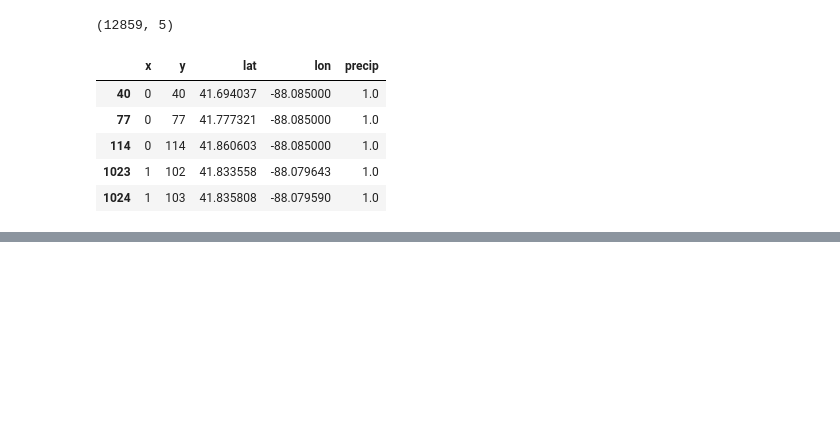
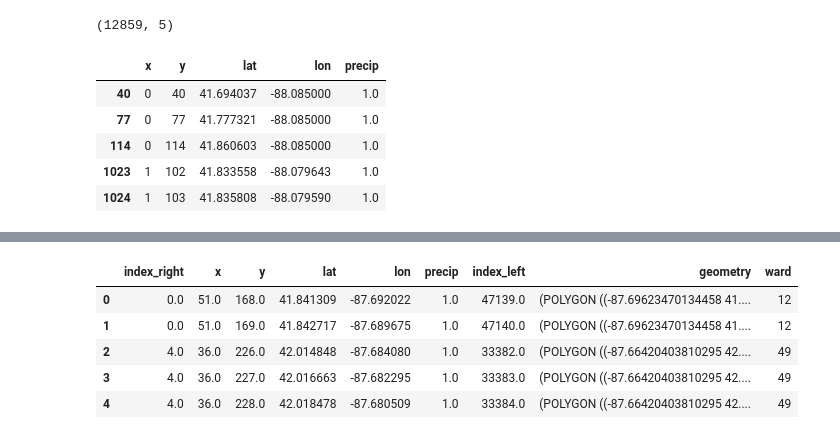
Before and after one commit to NORCatUofC/rain, a Jupyter notebook: nexrad-etl/NEXRAD Download and Process.ipynb, the cells around one changed output, grey strips where cells are left out. Drawn from its saved outputs; the diff is of its cells as text; code cells hidden in the pictures; blank space fills up the shorter version.

```diff
--- a/nexrad-etl/NEXRAD Download and Process.ipynb
+++ b/nexrad-etl/NEXRAD Download and Process.ipynb
@@ -151,0 +187,10 @@ daa_df.head()
+# %%
+ward_daa_df = ward_daa.reset_index()
+ward_daa_df.head()
+# %% [output]
+|  | index_right | x | y | lat | lon | precip | index_left | geometry | ward |
+| 0 | 0.0 | 51.0 | 168.0 | 41.841309 | -87.692022 | 1.0 | 47139.0 | (POLYGON ((-87.69623470134458 41.... | 12 |
+| 1 | 0.0 | 51.0 | 169.0 | 41.842717 | -87.689675 | 1.0 | 47140.0 | (POLYGON ((-87.69623470134458 41.... | 12 |
+| 2 | 4.0 | 36.0 | 226.0 | 42.014848 | -87.684080 | 1.0 | 33382.0 | (POLYGON ((-87.66420403810295 42.... | 49 |
+| 3 | 4.0 | 36.0 | 227.0 | 42.016663 | -87.682295 | 1.0 | 33383.0 | (POLYGON ((-87.66420403810295 42.... | 49 |
+| 4 | 4.0 | 36.0 | 228.0 | 42.018478 | -87.680509 | 1.0 | 33384.0 | (POLYGON ((-87.66420403810295 42.... | 49 |
```
Also changed, not shown: parts of 6 cells of this notebook.
